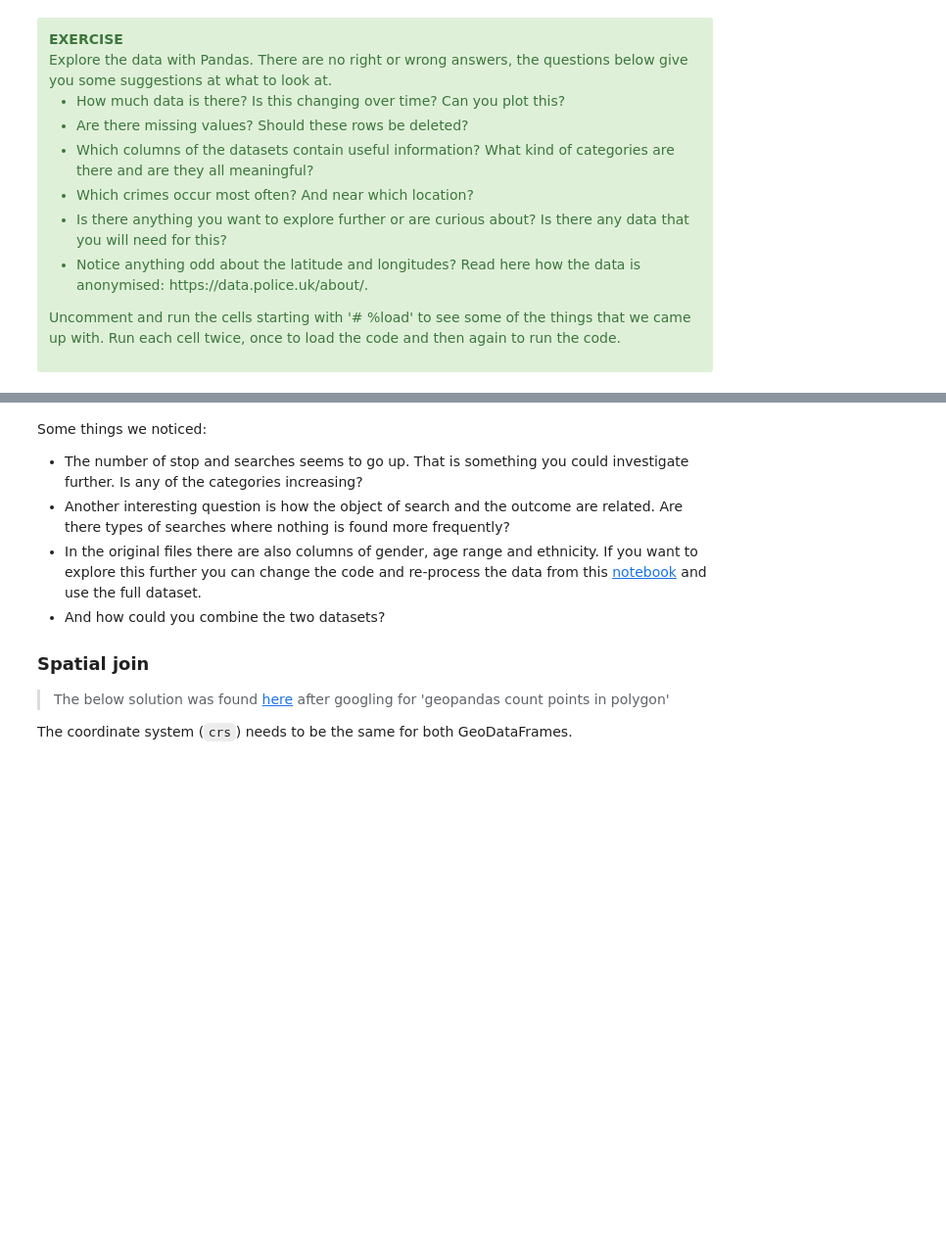
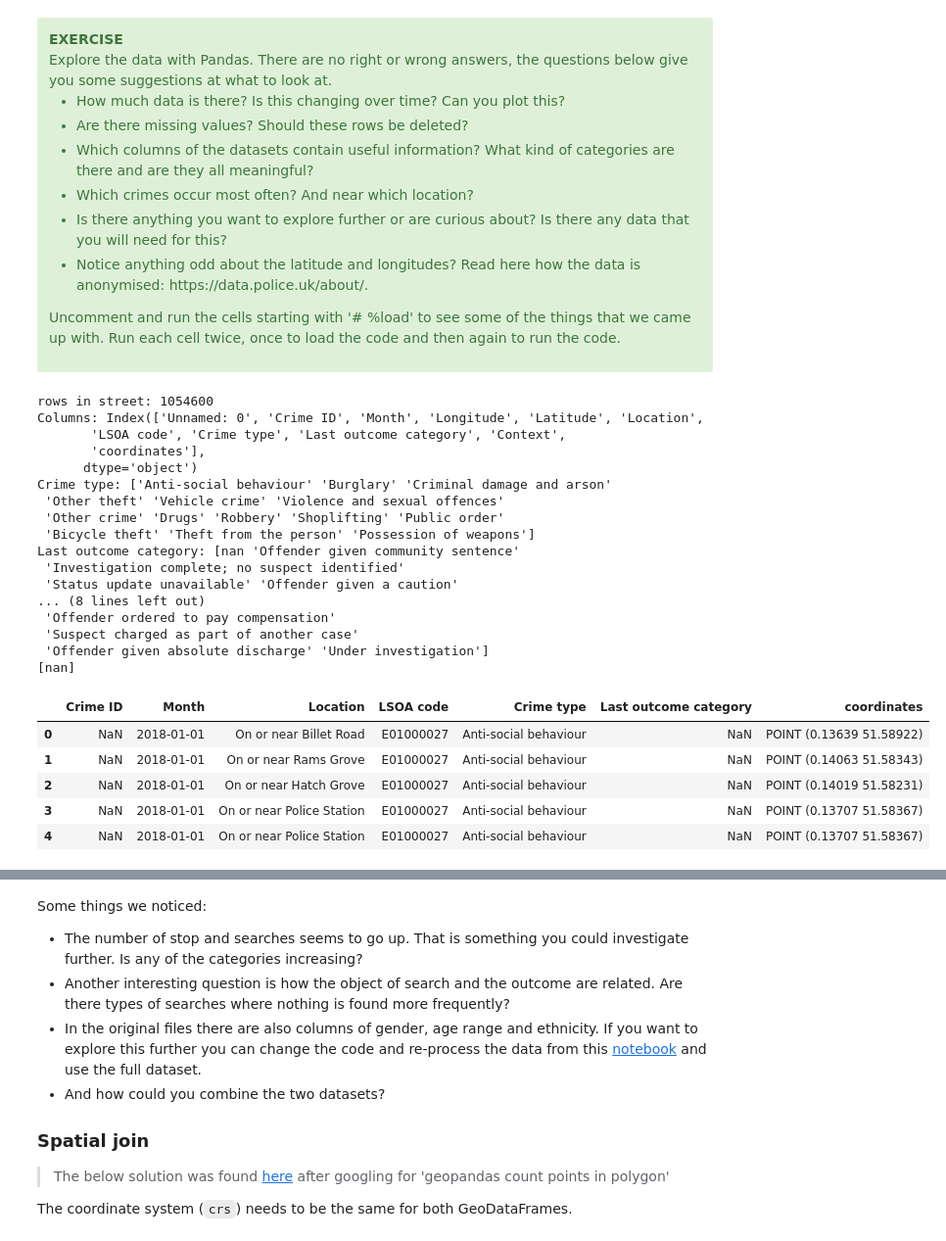
Before and after one commit to IBMDeveloperUK/Python-Geopandas-Workshop, a Jupyter notebook: notebooks/geopandas-workshop.ipynb, the cells around one changed output, grey strips where cells are left out. Shown: that part at 98% size. Drawn from its saved outputs; the diff is of its cells as text; code cells hidden in the pictures; blank space fills up the shorter version.

```diff
--- a/notebooks/geopandas-workshop.ipynb
+++ b/notebooks/geopandas-workshop.ipynb
@@ -346,0 +464,43 @@ stop_search.head()
+# %%
+# %load https://raw.githubusercontent.com/IBMDeveloperUK/python-geopandas-workshop/master/answers/answer1.py
+print ('rows in street: '+str(len(street)))
+
+# columns
+print ('Columns: '+str(street.columns))
+
+# categories
+print ('Crime type: '+str(street['Crime type'].unique()))
+print ('Last outcome category: '+str(street['Last outcome category'].unique()))
+print (street['Context'].unique())
+
+# delete columns
+street = street.drop(columns=['Unnamed: 0','Latitude', 'Longitude','Context'])
+
+# convert Date to datetime
+street['Month'] = street['Month'].apply(lambda x: datetime.strptime(x, "%Y-%m"))
+
+street.head()
+# %% [output]
+rows in street: 1054600
+Columns: Index(['Unnamed: 0', 'Crime ID', 'Month', 'Longitude', 'Latitude', 'Location',
+       'LSOA code', 'Crime type', 'Last outcome category', 'Context',
+       'coordinates'],
+      dtype='object')
+Crime type: ['Anti-social behaviour' 'Burglary' 'Criminal damage and arson'
+ 'Other theft' 'Vehicle crime' 'Violence and sexual offences'
+ 'Other crime' 'Drugs' 'Robbery' 'Shoplifting' 'Public order'
+ 'Bicycle theft' 'Theft from the person' 'Possession of weapons']
+Last outcome category: [nan 'Offender given community sentence'
+ 'Investigation complete; no suspect identified'
+ 'Status update unavailable' 'Offender given a caution'
+... (8 lines left out)
+ 'Offender ordered to pay compensation'
+ 'Suspect charged as part of another case'
+ 'Offender given absolute discharge' 'Under investigation']
+[nan]
+|  | Crime ID | Month | Location | LSOA code | Crime type | Last outcome category | coordinates |
+| 0 | NaN | 2018-01-01 | On or near Billet Road | E01000027 | Anti-social behaviour | NaN | POINT (0.13639 51.58922) |
+| 1 | NaN | 2018-01-01 | On or near Rams Grove | E01000027 | Anti-social behaviour | NaN | POINT (0.14063 51.58343) |
+| 2 | NaN | 2018-01-01 | On or near Hatch Grove | E01000027 | Anti-social behaviour | NaN | POINT (0.14019 51.58231) |
+| 3 | NaN | 2018-01-01 | On or near Police Station | E01000027 | Anti-social behaviour | NaN | POINT (0.13707 51.58367) |
+| 4 | NaN | 2018-01-01 | On or near Police Station | E01000027 | Anti-social behaviour | NaN | POINT (0.13707 51.58367) |
```
Also changed, not shown: parts of 52 cells of this notebook.
